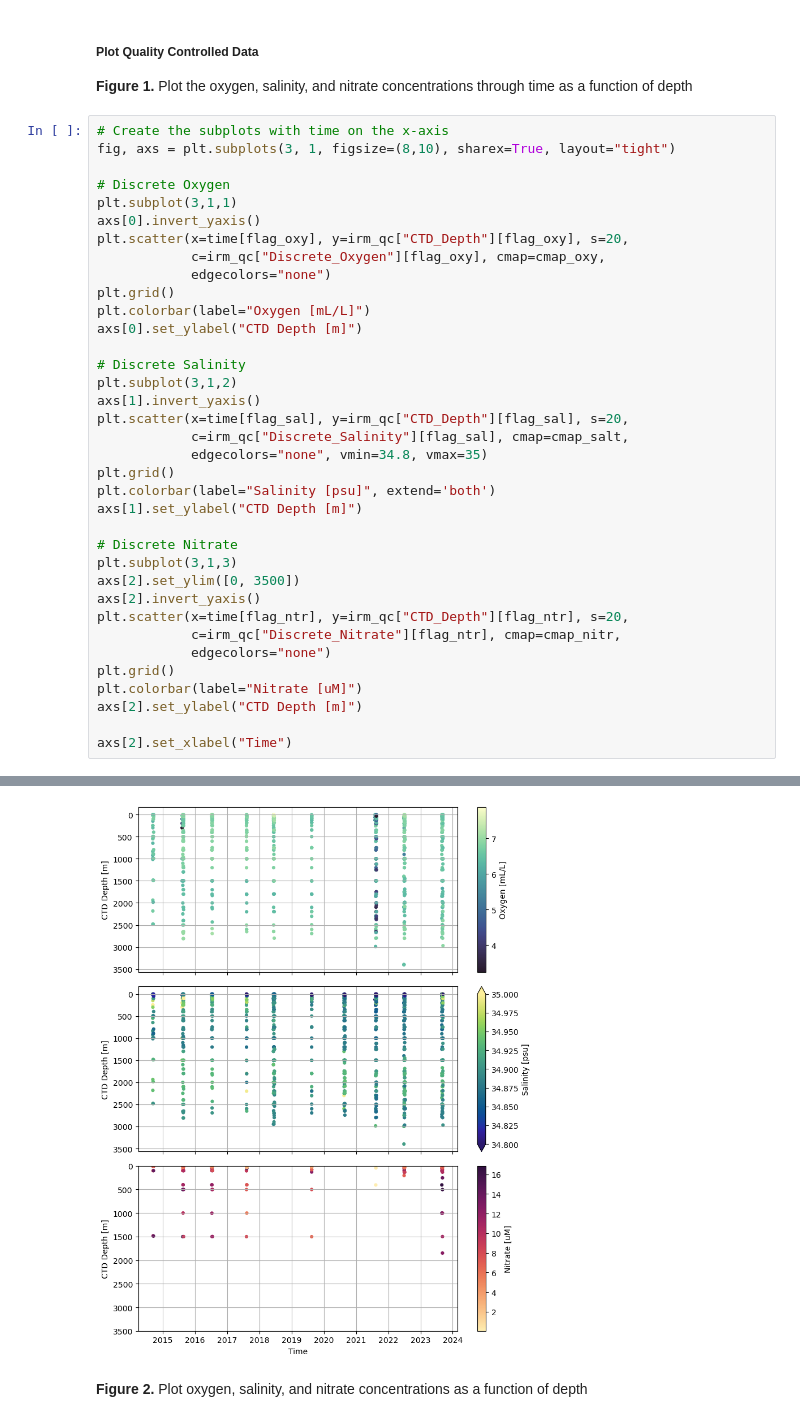
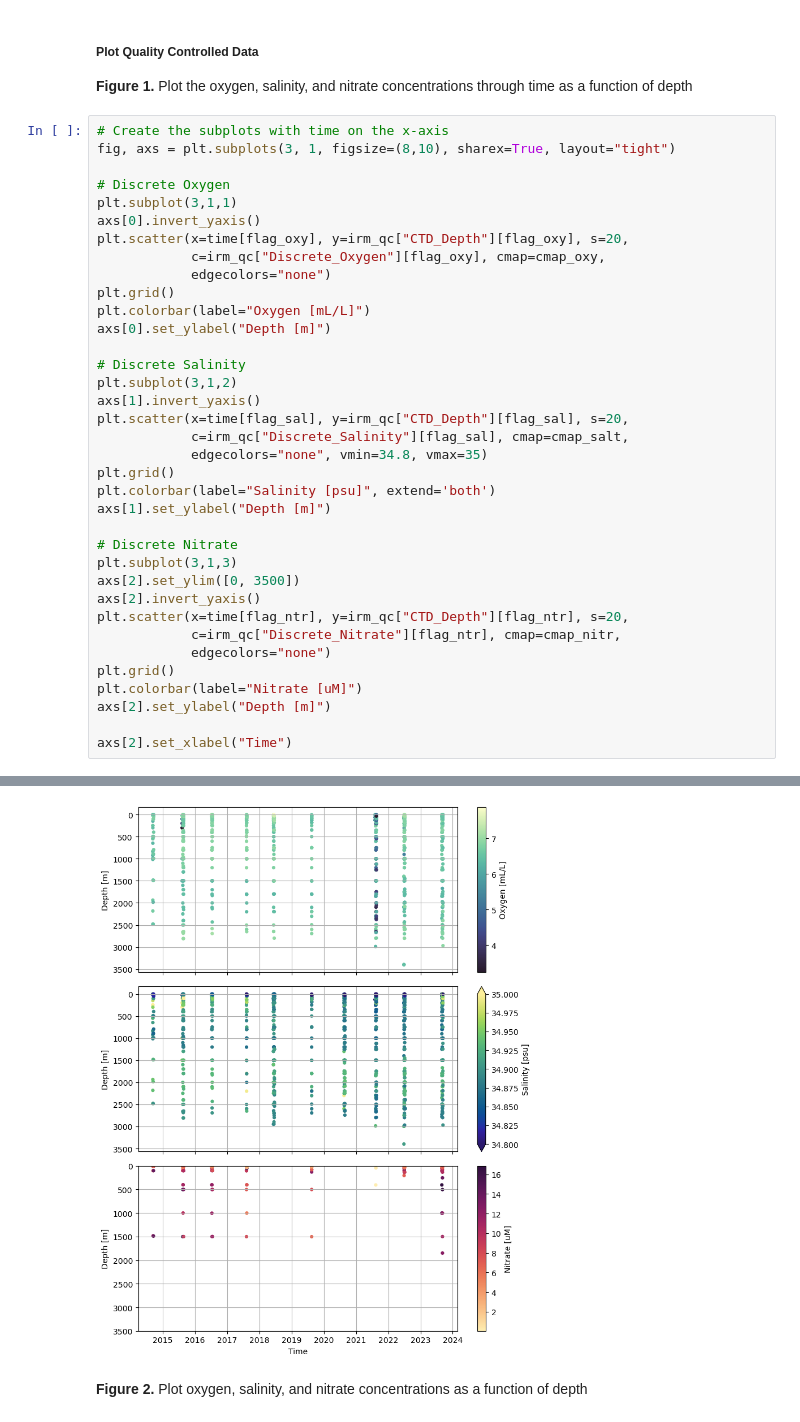
Before and after one commit to WHOIGit/ooi-on-bco-dmo, a Jupyter notebook: notebooks/0-OOI-Irminger-discrete-sample-article-figures.ipynb, the cells around one changed output, grey strips where cells are left out. Cells and saved outputs as stored; diff of their text form.

```diff
--- a/notebooks/0-OOI-Irminger-discrete-sample-article-figures.ipynb
+++ b/notebooks/0-OOI-Irminger-discrete-sample-article-figures.ipynb
@@ -143,37 +143,37 @@ fig, axs = plt.subplots(3, 1, figsize=(8,10), sharex=True, layout="tight")
 plt.subplot(3,1,1)
 axs[0].invert_yaxis()
 plt.scatter(x=time[flag_oxy], y=irm_qc["CTD_Depth"][flag_oxy], s=20,
             c=irm_qc["Discrete_Oxygen"][flag_oxy], cmap=cmap_oxy,
             edgecolors="none")
 plt.grid()
 plt.colorbar(label="Oxygen [mL/L]")
-axs[0].set_ylabel("CTD Depth [m]")
+axs[0].set_ylabel("Depth [m]")
 
 # Discrete Salinity
 plt.subplot(3,1,2)
 axs[1].invert_yaxis()
 plt.scatter(x=time[flag_sal], y=irm_qc["CTD_Depth"][flag_sal], s=20,
             c=irm_qc["Discrete_Salinity"][flag_sal], cmap=cmap_salt,
             edgecolors="none", vmin=34.8, vmax=35)
 plt.grid()
 plt.colorbar(label="Salinity [psu]", extend='both')
-axs[1].set_ylabel("CTD Depth [m]")
+axs[1].set_ylabel("Depth [m]")
 
 # Discrete Nitrate
 plt.subplot(3,1,3)
 axs[2].set_ylim([0, 3500])
 axs[2].invert_yaxis()
 plt.scatter(x=time[flag_ntr], y=irm_qc["CTD_Depth"][flag_ntr], s=20,
             c=irm_qc["Discrete_Nitrate"][flag_ntr], cmap=cmap_nitr,
             edgecolors="none")
 plt.grid()
 plt.colorbar(label="Nitrate [uM]")
-axs[2].set_ylabel("CTD Depth [m]")
+axs[2].set_ylabel("Depth [m]")
 
 axs[2].set_xlabel("Time")
 # %% [output]
 Text(0.5, 0, 'Time')
-[figure, old version]
+[figure, new version]
 # %% [markdown]
 **Figure 2.** Plot oxygen, salinity, and nitrate concentrations as a function of depth
 # %%
```
Also changed, not shown: parts of 1 cell of this notebook, 1 other file.
